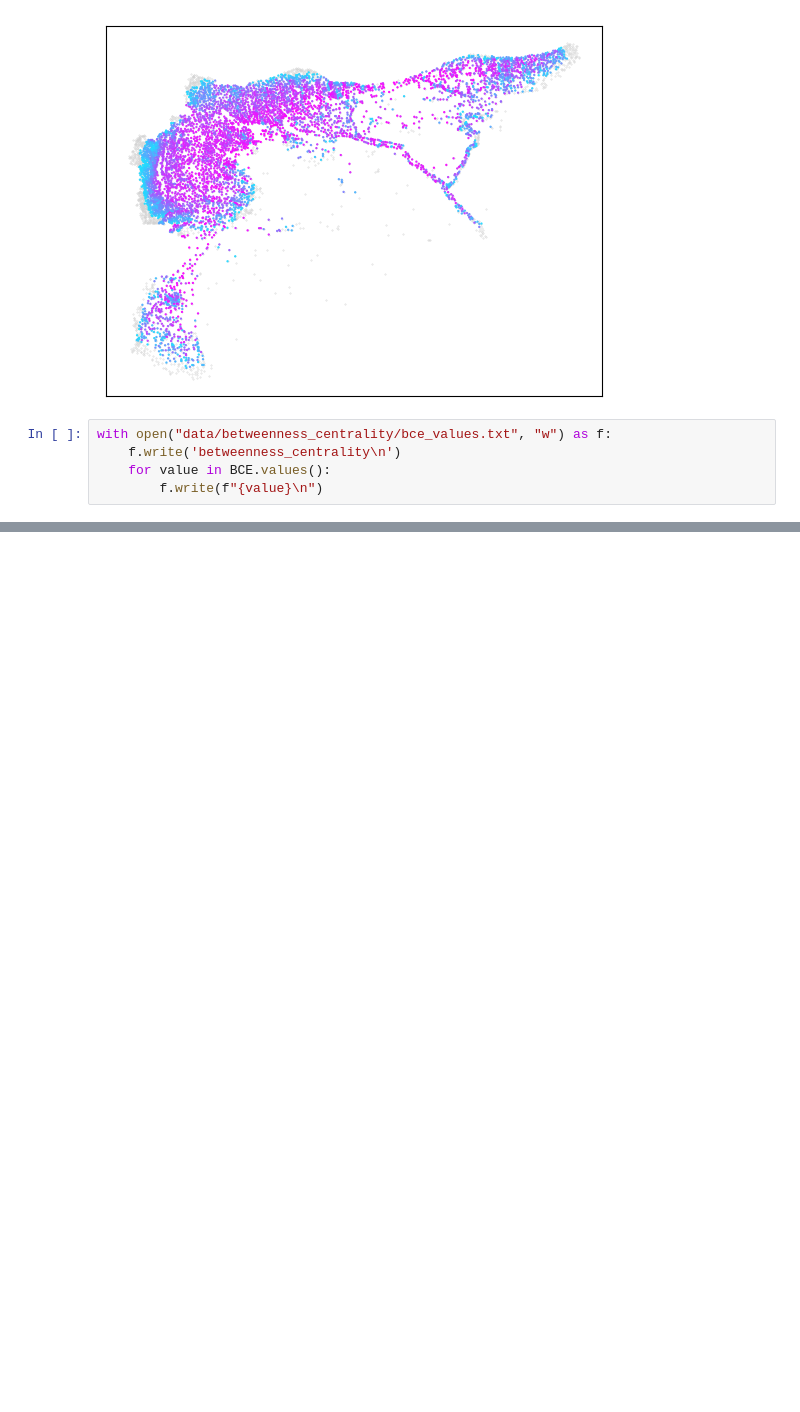
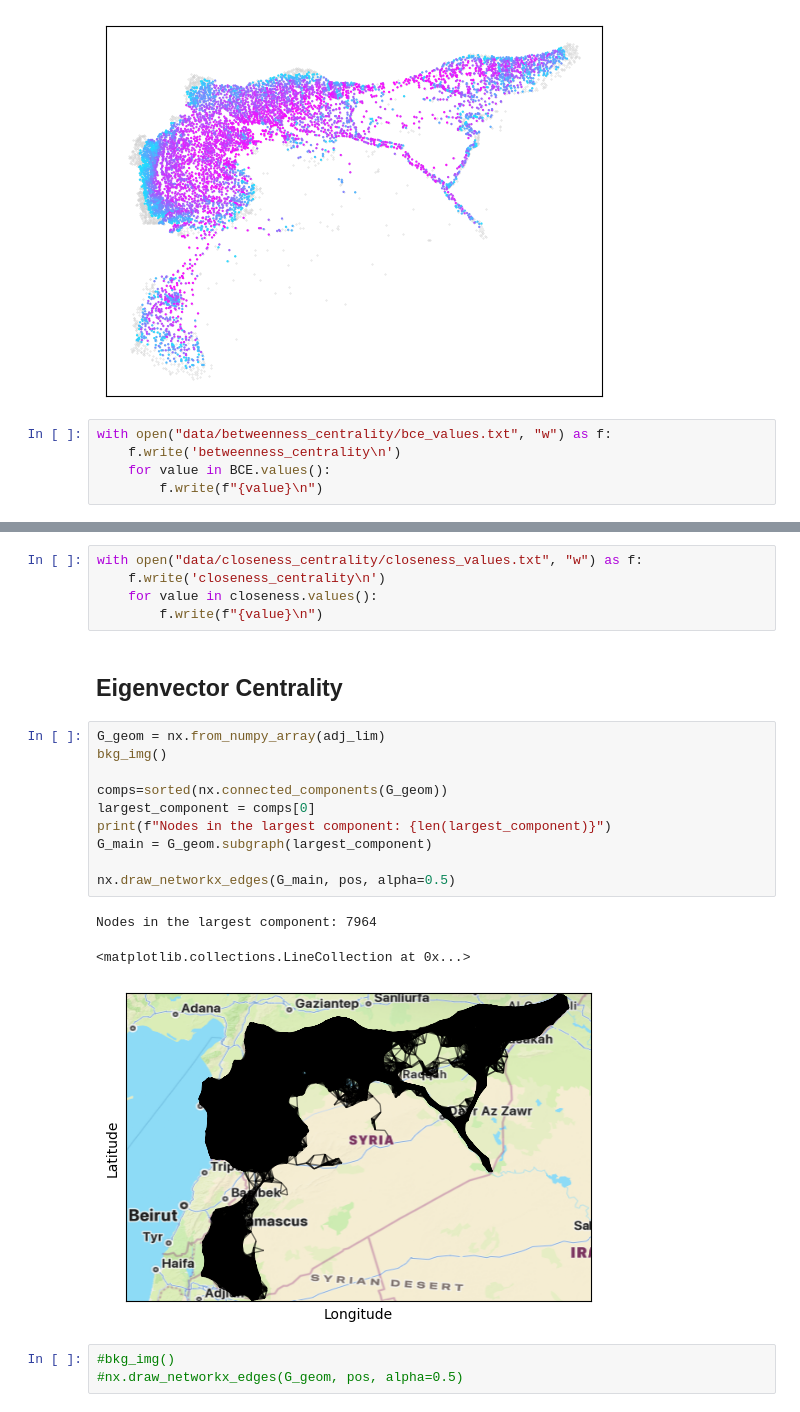
Before and after one commit to KonTopal/Syria_war, a Jupyter notebook: data_notebook.ipynb, the cells around one changed output, grey strips where cells are left out. Cells and saved outputs as stored; diff of their text form; blank space fills up the shorter version.

Commit message:
New data_notebook

```diff
--- a/data_notebook.ipynb
+++ b/data_notebook.ipynb
@@ -475,0 +515,24 @@ with open("data/betweenness_centrality/bce_values.txt", "w") as f:
+# %%
+with open("data/closeness_centrality/closeness_values.txt", "w") as f:
+    f.write('closeness_centrality\n')
+    for value in closeness.values():
+        f.write(f"{value}\n")
+# %% [markdown]
+## Eigenvector Centrality
+# %%
+G_geom = nx.from_numpy_array(adj_lim)
+bkg_img()
+
+comps=sorted(nx.connected_components(G_geom))
+largest_component = comps[0]
+print(f"Nodes in the largest component: {len(largest_component)}")
+G_main = G_geom.subgraph(largest_component)
+
+nx.draw_networkx_edges(G_main, pos, alpha=0.5)
+# %% [output]
+Nodes in the largest component: 7964
+<matplotlib.collections.LineCollection at 0x...>
+[figure, added]
+# %%
+#bkg_img()
+#nx.draw_networkx_edges(G_geom, pos, alpha=0.5)
```
Also changed, not shown: parts of 17 cells of this notebook.
